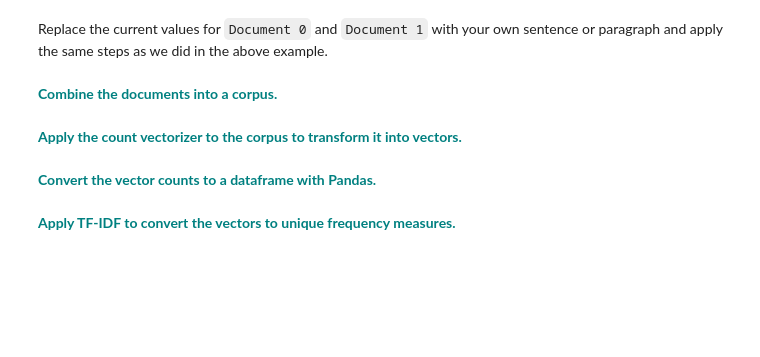
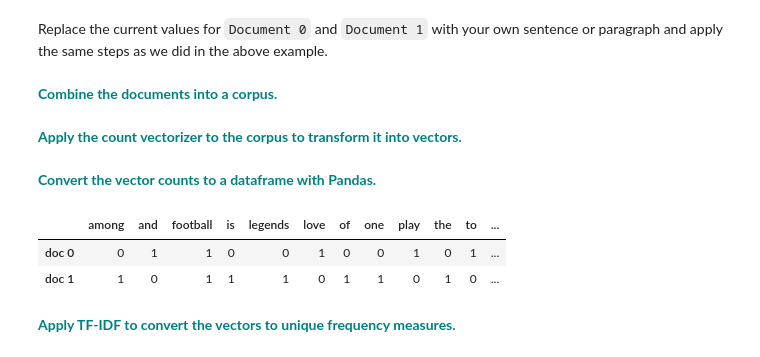
Before and after one commit to pritjee/Springboard, a Jupyter notebook: Cosine_Similarity_Case_Study.ipynb, the cells around one changed output. Cells and saved outputs as stored; diff of their text form; code cells hidden in the pictures; blank space fills up the shorter version.

```diff
--- a/Cosine_Similarity_Case_Study.ipynb
+++ b/Cosine_Similarity_Case_Study.ipynb
@@ -107,9 +138,22 @@ cosine_similarity(trsfm[0:1], trsfm)
 Replace the current values for `Document 0` and `Document 1` with your own sentence or paragraph and apply the same steps as we did in the above example.
 # %% [markdown]
  **<font color='teal'> Combine the documents into a corpus.</font>**
+# %%
+vect=CountVectorizer()
+Doc1='I love to watch and play football'
+Doc2='Zidane is one among the legends of football'
+corpus=[Doc1,Doc2]
 # %% [markdown]
  **<font color='teal'> Apply the count vectorizer to the corpus to transform it into vectors.</font>**
+# %%
+X_train_vect = vect.fit_transform(corpus)
 # %% [markdown]
  **<font color='teal'> Convert the vector counts to a dataframe with Pandas.</font>**
+# %%
+pd.DataFrame(X_train_vect.toarray(),columns=vect.get_feature_names(),index=['doc 0','doc 1'])
+# %% [output]
+|  | among | and | football | is | legends | love | of | one | play | the | to | ... |
+| doc 0 | 0 | 1 | 1 | 0 | 0 | 1 | 0 | 0 | 1 | 0 | 1 | ... |
+| doc 1 | 1 | 0 | 1 | 1 | 1 | 0 | 1 | 1 | 0 | 1 | 0 | ... |
 # %% [markdown]
  **<font color='teal'> Apply TF-IDF to convert the vectors to unique frequency measures.</font>**
```
Also changed, not shown: parts of 9 cells of this notebook.
